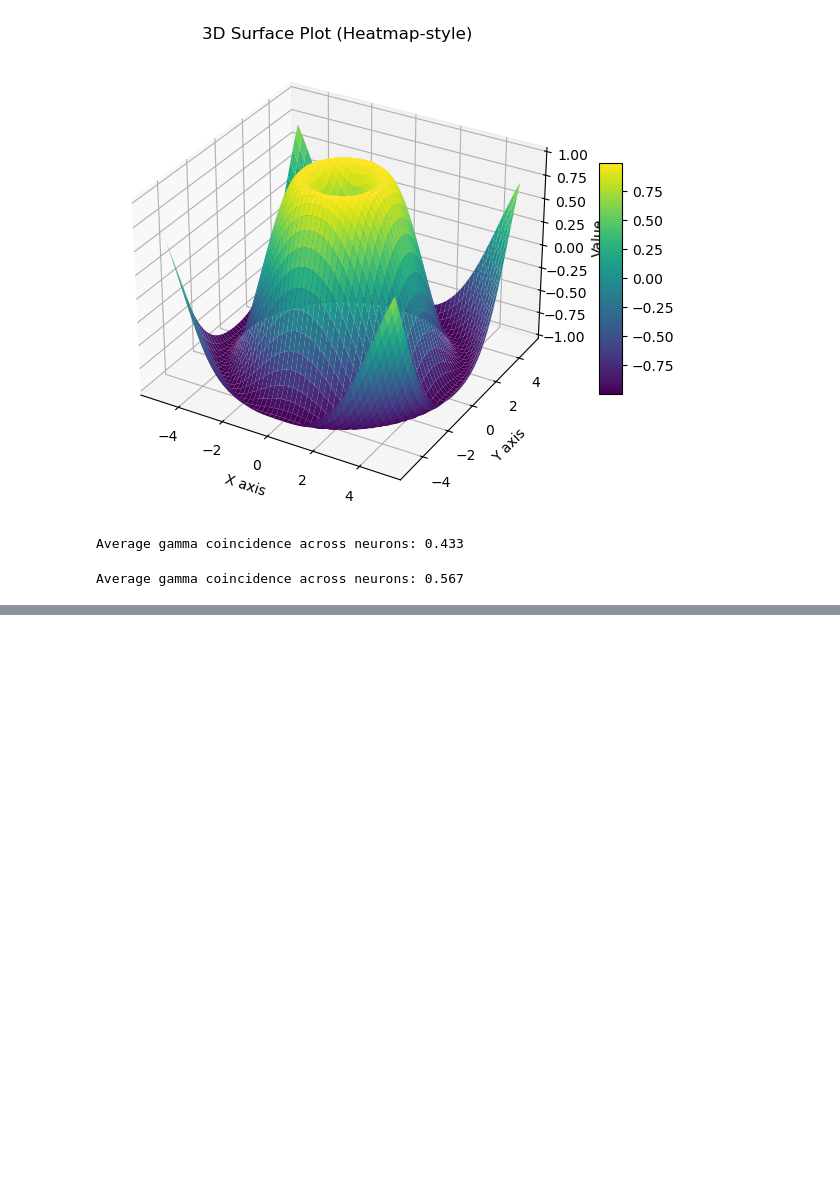
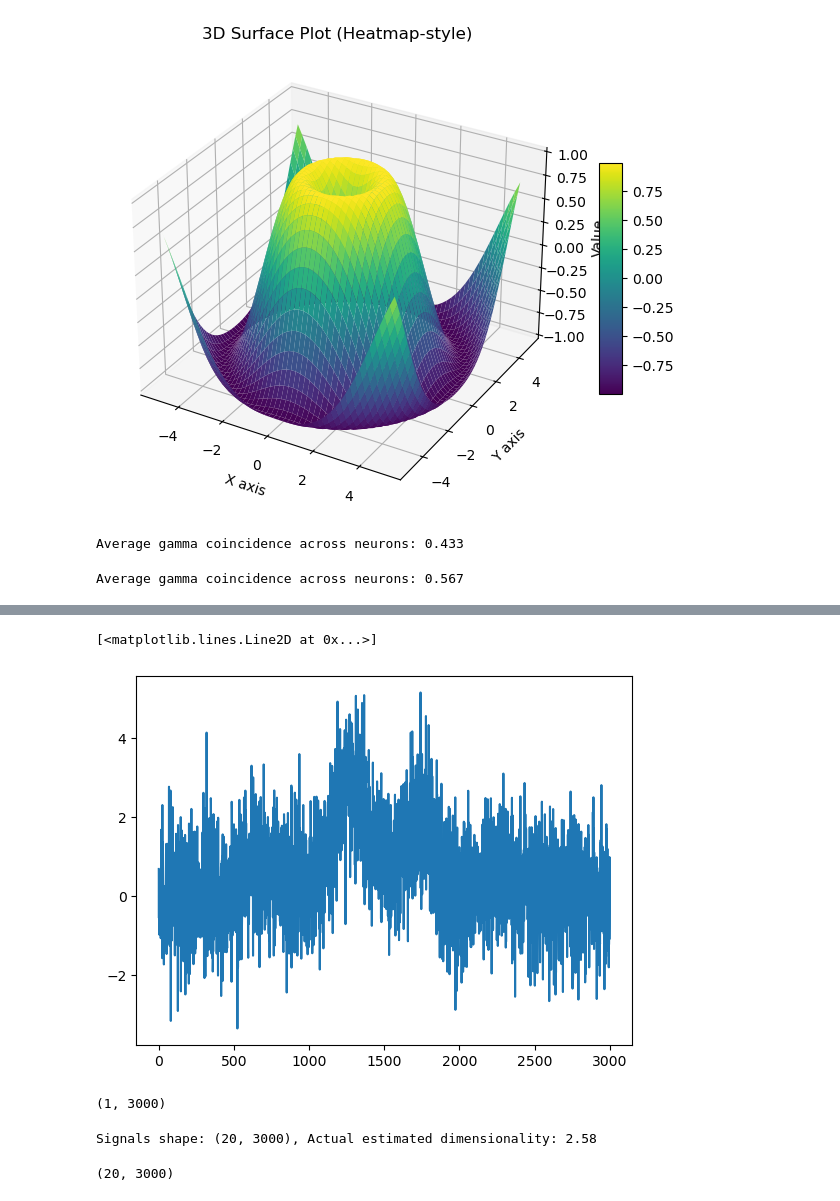
Before and after one commit to fraziphy/spiking-rnn-heterogeneity, a Jupyter notebook: plot2.ipynb, the cells around one changed output, grey strips where cells are left out. Drawn from its saved outputs; the diff is of its cells as text; code cells hidden in the pictures; blank space fills up the shorter version.

```diff
--- a/plot2.ipynb
+++ b/plot2.ipynb
@@ -209,0 +335,69 @@ Average gamma coincidence across neurons: 0.567
+# %%
+plt.plot(inp[0][1,:])
+# %% [output]
+[<matplotlib.lines.Line2D at 0x...>]
+[figure, added]
+# %%
+inp[1].shape
+# %% [output]
+(1, 3000)
+# %%
+import numpy as np
+from sklearn.decomposition import PCA
+
+def generate_temporal_signals(hidden_dim, n_channels=20, duration_ms=300, dt_ms=0.1):
+    '''
+    Generate synthetic temporal signals with controlled hidden dimensionality.
+
+    Args:
+      hidden_dim: int, intrinsic hidden dimensionality (1 to 20)
+      n_channels: int, total number of channels (default 20)
+      duration_ms: int, total duration in ms (default 300 ms)
+      dt_ms: float, time resolution in ms (default 0.1 ms)
+
+    Returns:
+      signals: np.array shape (n_channels, n_timepoints), synthetic signals
+      actual_dim: float, estimated dimensionality from PCA
+    '''
+    n_timepoints = int(duration_ms / dt_ms)
+
+    # Generate hidden_dim independent temporal basis signals
+    # Each starts and ends at zero
+    t = np.linspace(0, duration_ms, n_timepoints)
+    bases = []
+    for i in range(hidden_dim):
+        # Create smooth random waves with zero start/end
+        phase = np.random.rand() * 4 * np.pi
+        freq = np.random.uniform(1, 10)  # random freq between 1 and 10 Hz
+        wave = np.sin(2 * np.pi * freq * t / 1000 + phase)  # convert ms to s
+        wave *= np.sin(np.pi * t / duration_ms)  # envelope to zero at edges
+        bases.append(wave)
+    bases = np.array(bases)  # shape (hidden_dim, n_timepoints)
+
+    # Mix the bases to generate n_channels signals
+    mixing_matrix = np.random.randn(n_channels, hidden_dim)
+    signals = mixing_matrix @ bases  # shape (n_channels, n_timepoints)
+
+    # Normalize signals between -1 and 1
+    signals = (signals - signals.min(axis=1, keepdims=True)) / (signals.max(axis=1, keepdims=True) - signals.min(axis=1, keepdims=True))
+    signals = signals * 2 - 1
+
+    # Estimate dimensionality via PCA
+    pca = PCA()
+    pca.fit(signals.T)  # transpose to shape (timepoints, channels)
+    explained_var_ratio = pca.explained_variance_ratio_
+    # Calculate actual dimensionality (effective rank) as participation ratio
+    actual_dim = 1 / np.sum(explained_var_ratio**2)
+
+    return signals, actual_dim
+
+
+# Example usage:
+signals, actual_dim = generate_temporal_signals(hidden_dim=5)
+print(f'Signals shape: {signals.shape}, Actual estimated dimensionality: {actual_dim:.2f}')
+# %% [output]
+Signals shape: (20, 3000), Actual estimated dimensionality: 2.58
+# %%
+signals.shape
+# %% [output]
+(20, 3000)
```
Also changed, not shown: parts of 86 cells of this notebook, 4 other files.
